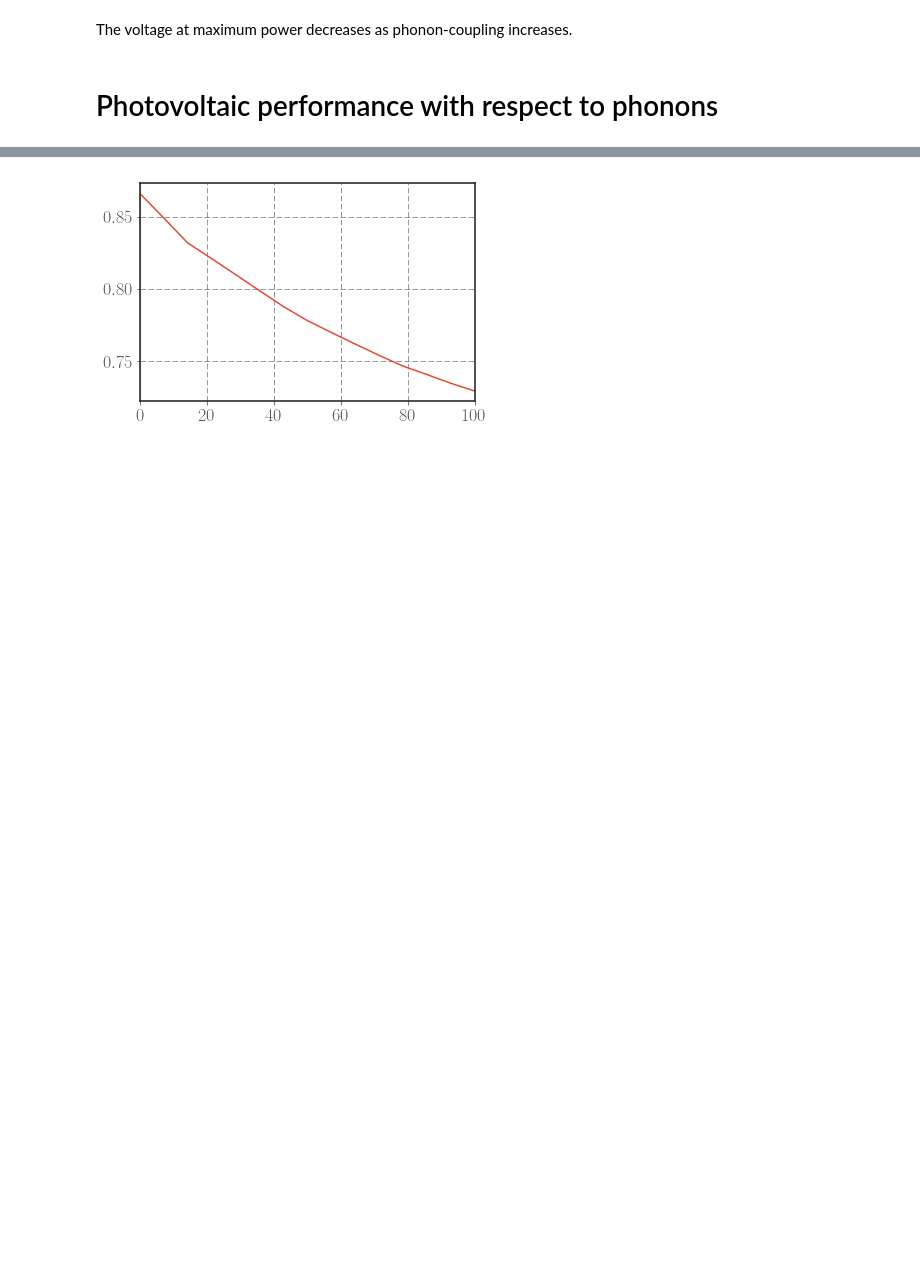
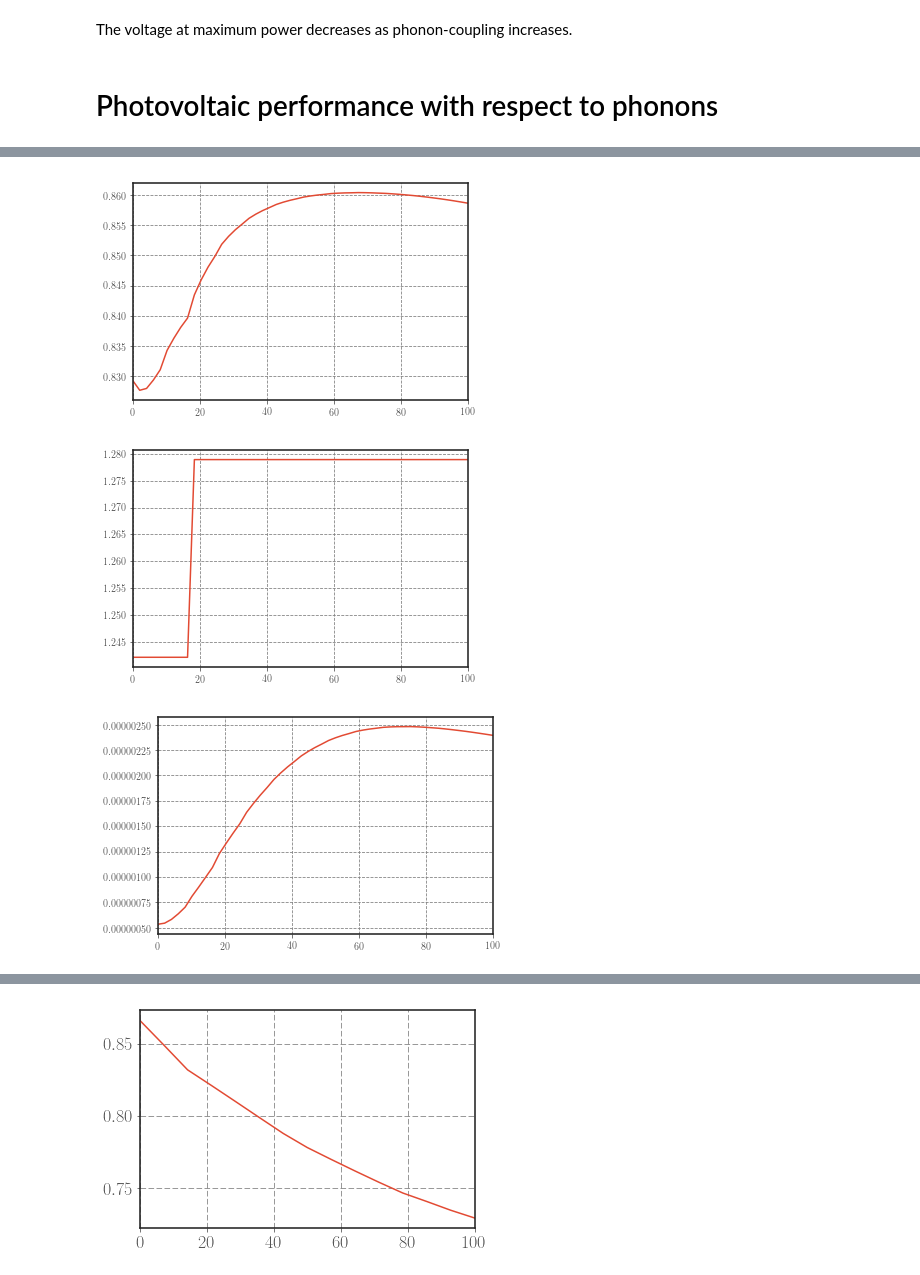
Before and after one commit to HenryMaguire/TLS-photocell-code, a Jupyter notebook: photocurrent-results-dev.ipynb, the cells around one changed output, grey strips where cells are left out. Cells and saved outputs as stored; diff of their text form; code cells hidden in the pictures; blank space fills up the shorter version.

```diff
--- a/photocurrent-results-dev.ipynb
+++ b/photocurrent-results-dev.ipynb
@@ -401,0 +402,5 @@ plot_performance(alpha_values, pvpd_list, metric="P_max")
+# %%
+alpha_values, pvpd_list = photovoltaic_performance_phonons(label='T300', num_alpha=50, num_voltages=20,
+                                                valence_energy=100e-3, binding_energy=100e-3,
+                                                radiative_lifetime=1, mu=700e-3,
+                                                N_max=17, T_C=300.)
@@ -402 +425,9 @@ plot_performance(alpha_values, pvpd_list, metric="P_max")
+# %%
+plot_performance(alpha_values, pvpd_list, metric="fill_factor")
+plot_performance(alpha_values, pvpd_list, metric="V_at_max_P")
+plot_performance(alpha_values, pvpd_list, metric="P_max")
+# %% [output]
+[figure, added]
+[figure, added]
+[figure, added]
 # %%
```
Also changed, not shown: parts of 10 cells of this notebook, 3 other files.
